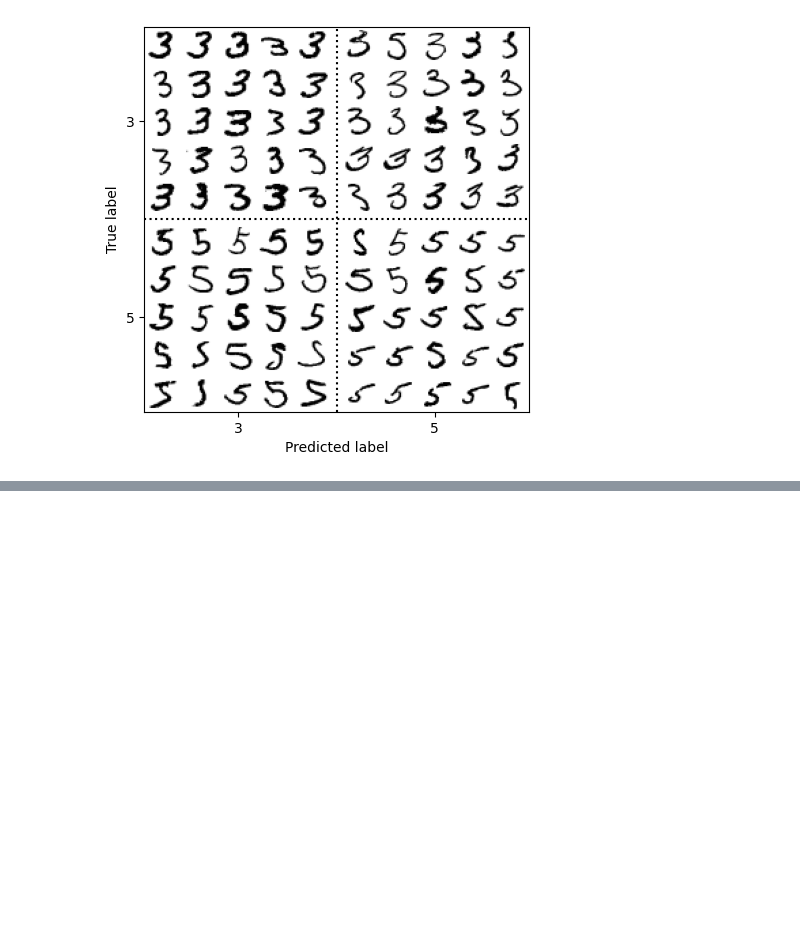
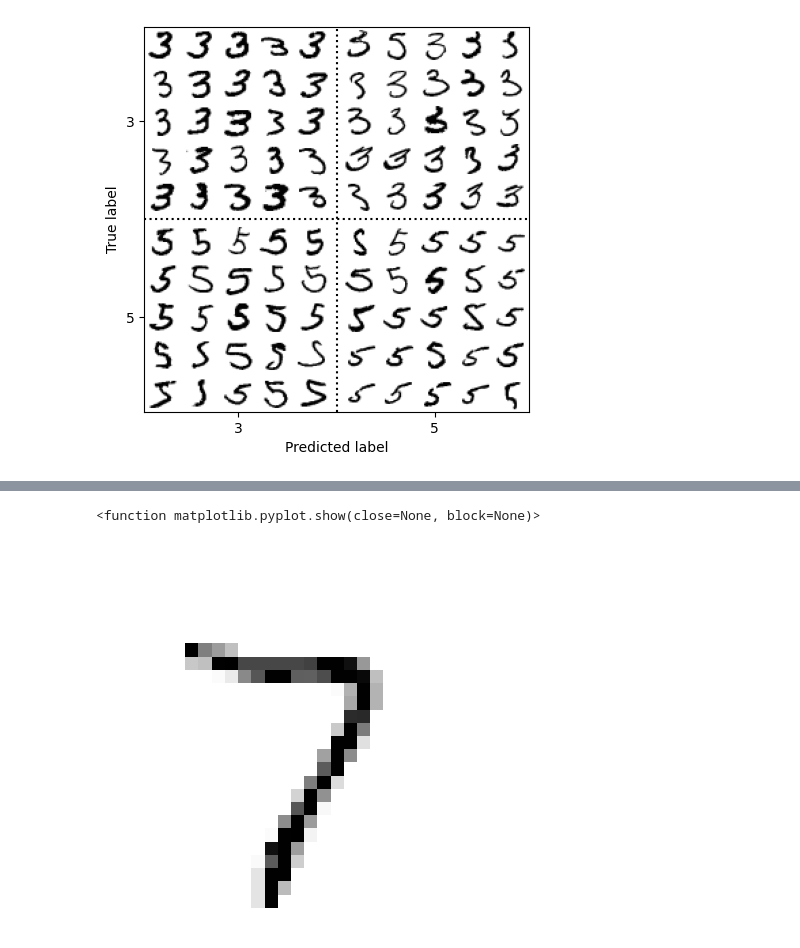
Before and after one commit to JAYANT-101/Machine-learning, a Jupyter notebook: Classification.ipynb, the cells around one changed output, grey strips where cells are left out. Cells and saved outputs as stored; diff of their text form; code cells hidden in the pictures; blank space fills up the shorter version.

```diff
--- a/Classification.ipynb
+++ b/Classification.ipynb
@@ -398,0 +401,8 @@ plt.show()
+# %%
+import numpy as np
+from sklearn.neighbors import KNeighborsClassifier
+y_train_large=(y_train>='7')
+y_train_odd=(y_train.astype('int8')%2==1)
+y_multilabel=np.c_[y_train_large,y_train_odd]
+knn_clf=KNeighborsClassifier()
+knn_clf.fit(X_train,y_multilabel)
@@ -398,0 +446,9 @@ plt.show()
+# %%
+knn_clf=KNeighborsClassifier()
+knn_clf.fit(X_train_mod,y_train_mod)
+clean_digit=knn_clf.predict([X_test_mod[0]])
+plot_digit(clean_digit)
+plt.show
+# %% [output]
+<function matplotlib.pyplot.show(close=None, block=None)>
+[figure, added]
```
Also changed, not shown: parts of 9 cells of this notebook.
